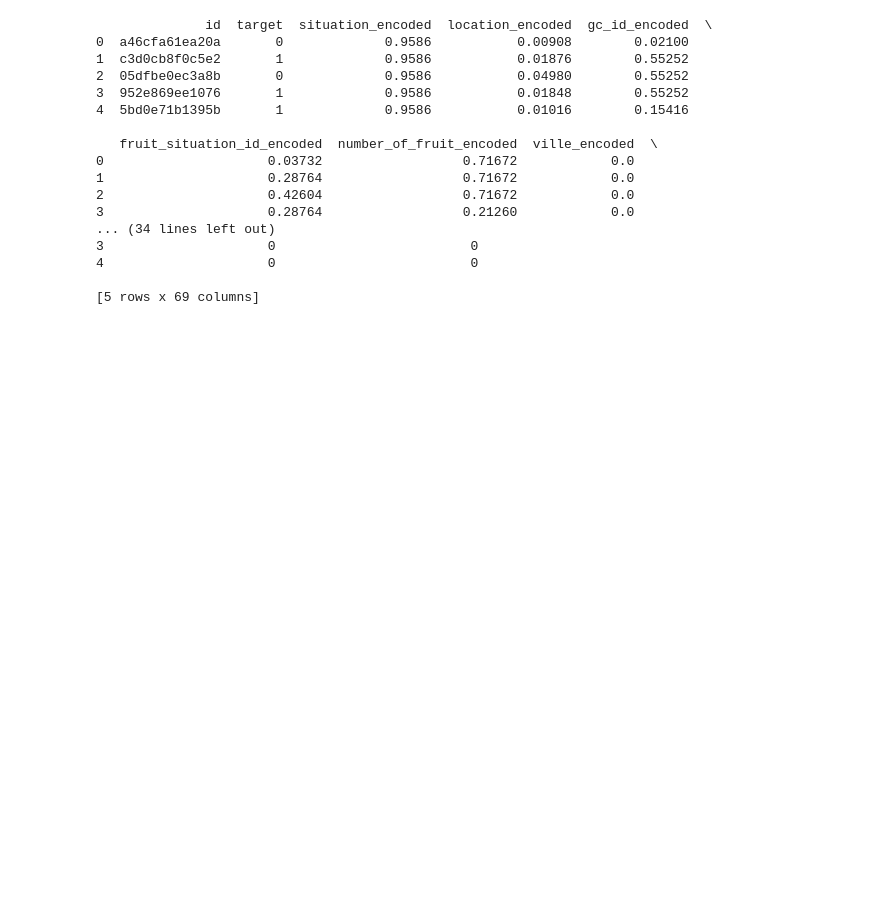
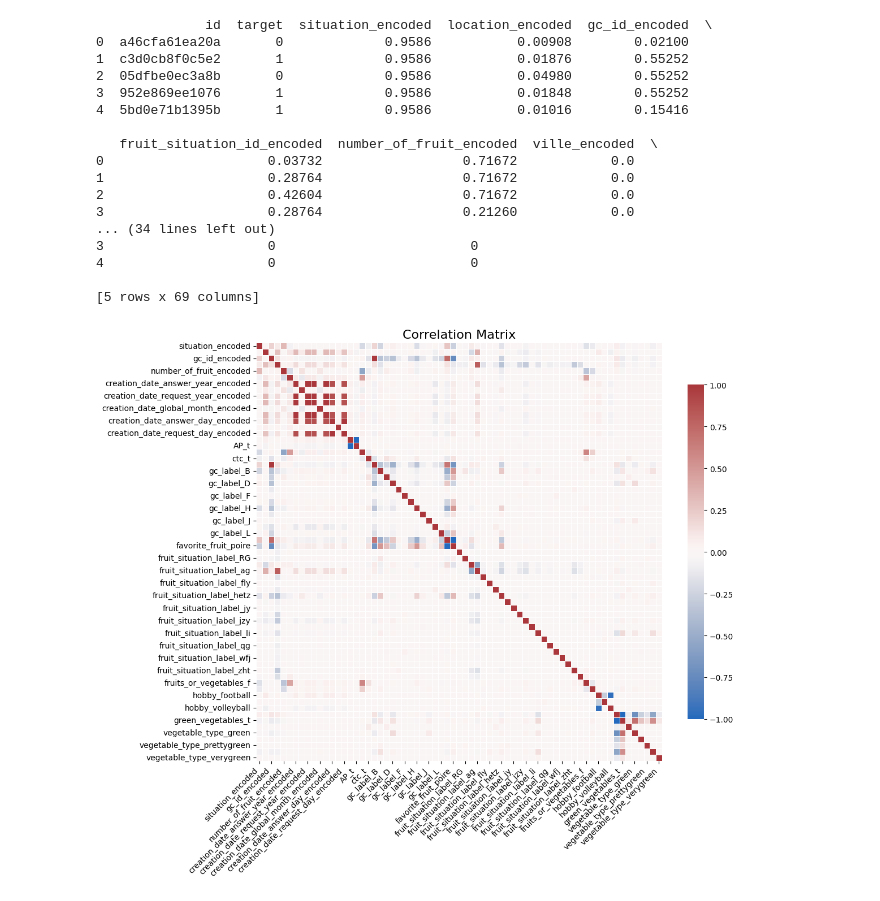
Before and after one commit to Matlpb/Multi-classification, a Jupyter notebook: engine.ipynb, the cells around one changed output. Drawn from its saved outputs; the diff is of its cells as text; code cells hidden in the pictures; blank space fills up the shorter version.

```diff
--- a/engine.ipynb
+++ b/engine.ipynb
@@ -321,3 +327,24 @@ print(df_encoded_train.head())
 4                     0                         0
 
 [5 rows x 69 columns]
+# %%
+X = df_encoded_train.drop(columns=['target','id'])
+correlation_matrix = X.corr()
+
+plt.figure(figsize=(12, 10))
+sns.heatmap(
+    correlation_matrix,
+    annot=False,
+    cmap='vlag',
+    fmt='.2f',
+    linewidths=0.5,
+    cbar_kws={'shrink': 0.8},
+    annot_kws={"size": 8}
+)
+plt.title('Correlation Matrix', fontsize=16)
+plt.xticks(fontsize=10, rotation=45, ha='right')
+plt.yticks(fontsize=10)
+plt.tight_layout()
+plt.show()
+# %% [output]
+[figure, added]
```
Also changed, not shown: parts of 22 cells of this notebook, 7 other files.
